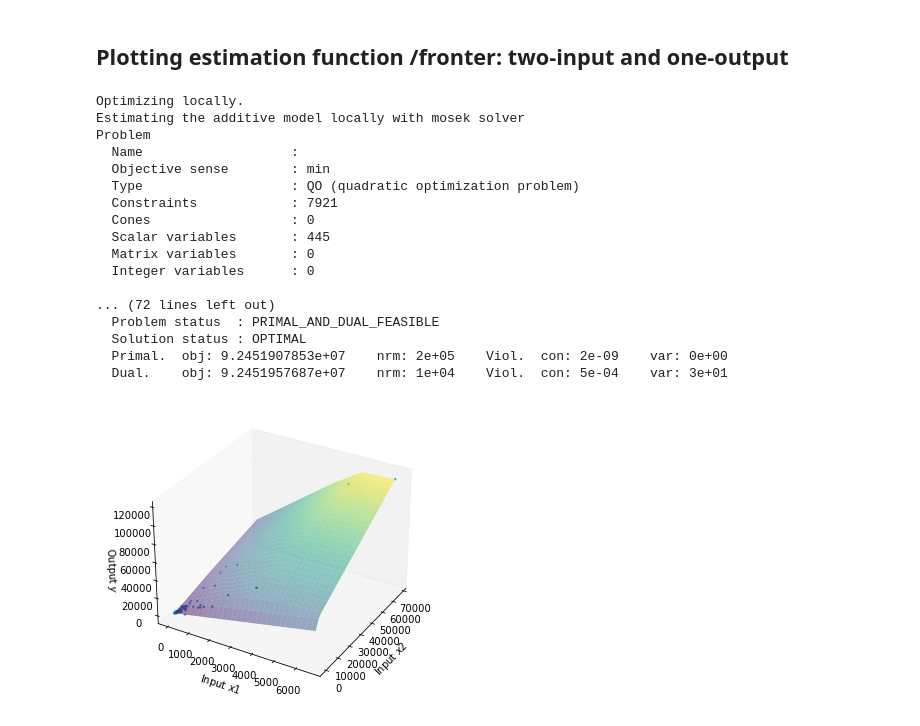
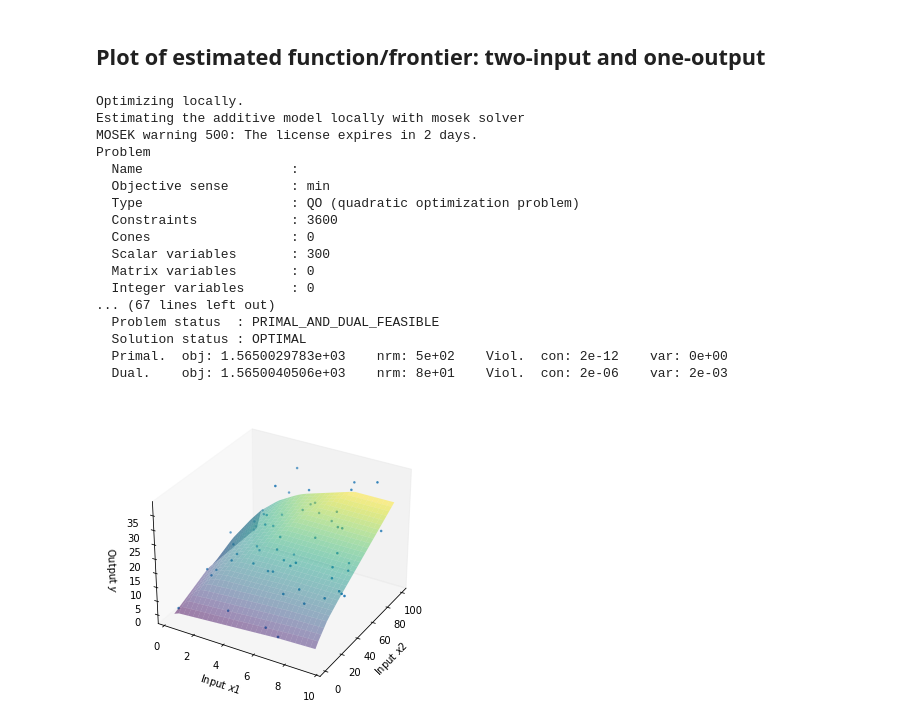
Before and after one commit to ds2010/pyStoNED, a Jupyter notebook: notebooks/3dplot.ipynb, the cells around one changed output. Saved outputs shown, nothing was run; the diff lists cells and outputs as text; code cells hidden in the pictures.

```diff
--- a/notebooks/3dplot.ipynb
+++ b/notebooks/3dplot.ipynb
@@ -1,5 +1,5 @@
 # %% [markdown]
-## Plotting estimation function /fronter: two-input and one-output
+## Plot of estimated function/frontier: two-input and one-output
 # %%
 # import packages
 from pystoned import CNLS
@@ -13,3 +9,7 @@ data = load_Finnish_electricity_firm(x_select=['Energy', 'Length'],
+# %%
+# import the data from Tim Coelli Frontier 4.1
+data = load_Tim_Coelli_frontier(x_select=['capital', 'labour'],
+                                y_select=['output'])
 # %%
 # define and solve the CNLS model
 model = CNLS.CNLS(y=data.y, x=data.x, z=None, cet = CET_ADDI, fun = FUN_PROD, rts = RTS_VRS)
@@ -17,23 +17,23 @@ model.optimize(OPT_LOCAL)
 # %% [output]
 Optimizing locally.
 Estimating the additive model locally with mosek solver
+MOSEK warning 500: The license expires in 2 days.
 Problem
   Name                   :
   Objective sense        : min
   Type                   : QO (quadratic optimization problem)
-  Constraints            : 7921
+  Constraints            : 3600
   Cones                  : 0
-  Scalar variables       : 445
+  Scalar variables       : 300
   Matrix variables       : 0
   Integer variables      : 0
-
-... (72 lines left out)
+... (67 lines left out)
   Problem status  : PRIMAL_AND_DUAL_FEASIBLE
   Solution status : OPTIMAL
-  Primal.  obj: 9.2451907853e+07    nrm: 2e+05    Viol.  con: 2e-09    var: 0e+00
-  Dual.    obj: 9.2451957687e+07    nrm: 1e+04    Viol.  con: 5e-04    var: 3e+01
+  Primal.  obj: 1.5650029783e+03    nrm: 5e+02    Viol.  con: 2e-12    var: 0e+00
+  Dual.    obj: 1.5650040506e+03    nrm: 8e+01    Viol.  con: 2e-06    var: 2e-03
 # %%
 # Plot the estimated function
-plot3d(model,x_select_1=0, x_select_2=1)
+plot3d(model,x_select_1=0, x_select_2=1, fig_name="CNLS_3d")
 # %% [output]
-[figure, old version]
+[figure, new version]
```
Also changed, not shown: parts of 2 cells of this notebook, 3 other files.
